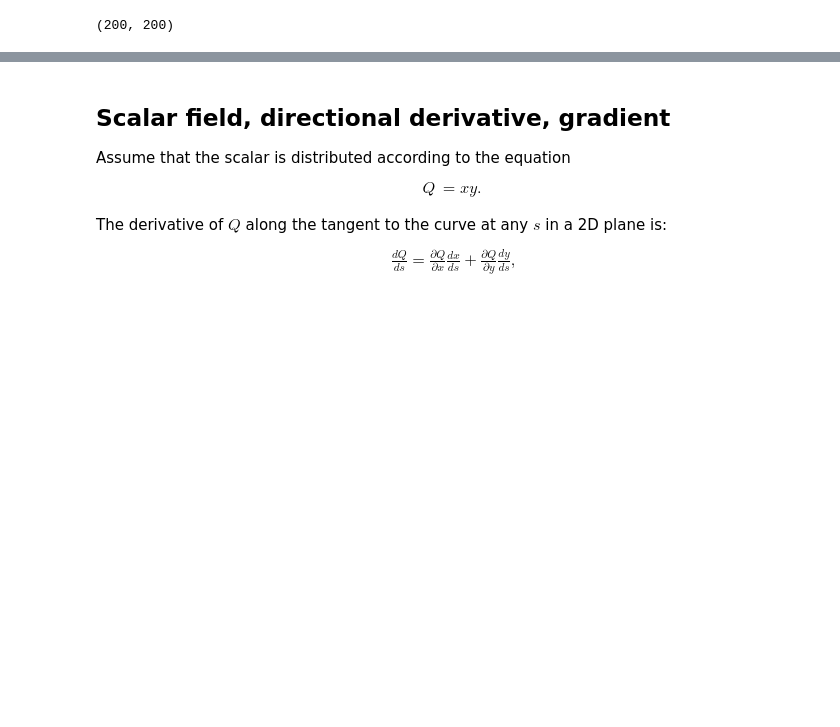
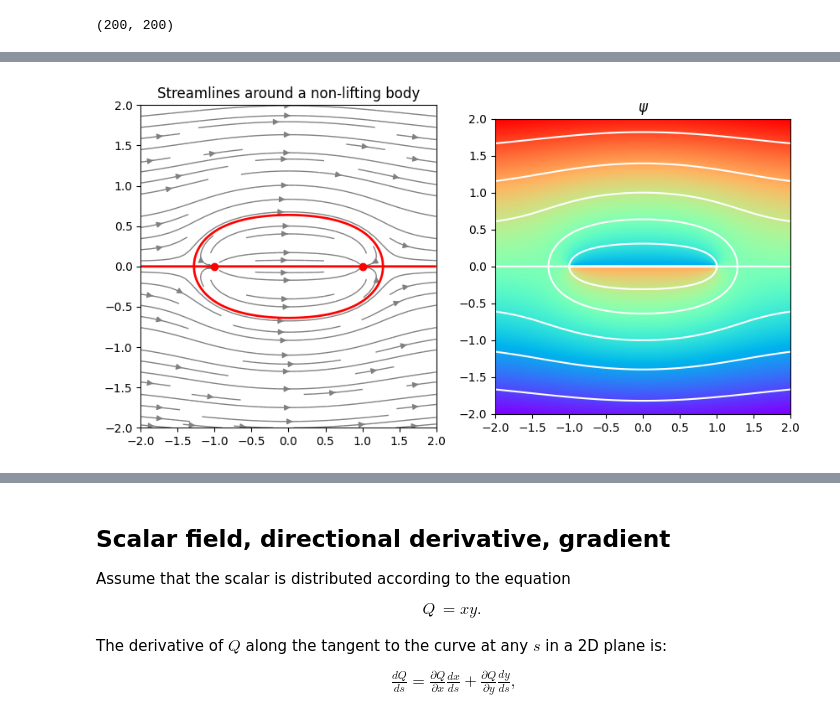
Before and after one commit to gilbertfrancois/partial-differential-equations, a Jupyter notebook: notebook/Potential flow.ipynb, the cells around one changed output, grey strips where cells are left out. Cells and saved outputs as stored; diff of their text form; code cells hidden in the pictures; blank space fills up the shorter version.

```diff
--- a/notebook/Potential flow.ipynb
+++ b/notebook/Potential flow.ipynb
@@ -91,7 +91,7 @@ U.shape
 # %% [output]
 (200, 200)
 # %%
-fig, axs = plt.subplots(1, 2, figsize=(10,5), sharex=True, sharey=True)
+fig, axs = plt.subplots(1, 2, figsize=(10,5))
 axs[0].streamplot(xx, yy, u, v, density=1, linewidth=1, color='gray')
 axs[0].contour(xx, yy, psi, levels=[0], colors='red', linestyles='solid', linewidths=2)
 axs[0].plot(-1, 0, color="red", marker="o")
@@ -106,3 +105,4 @@ plt.show()
+[figure, added]
 # %%
 fig, ax = plt.subplots(1, 1, subplot_kw={"projection": "3d"}, figsize=(6, 6))
 ax = [ax]
```
Also changed, not shown: parts of 6 cells of this notebook.
